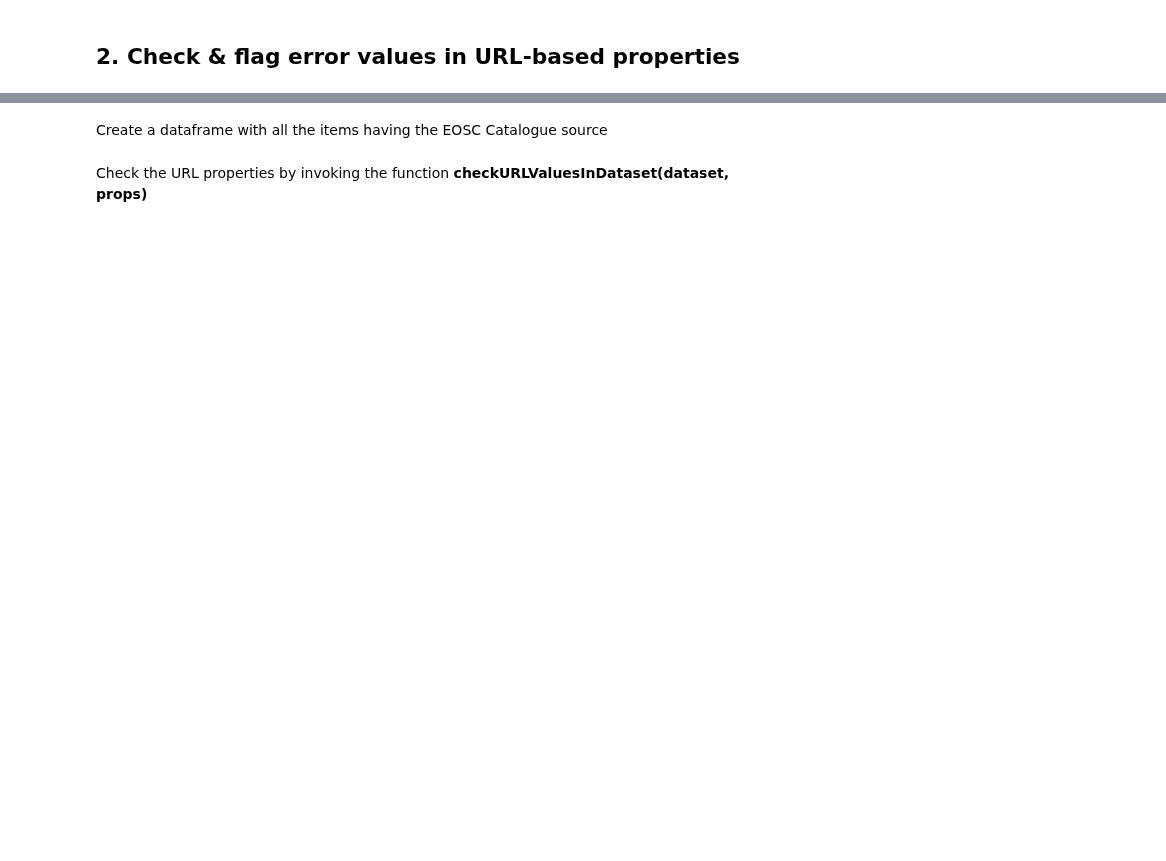
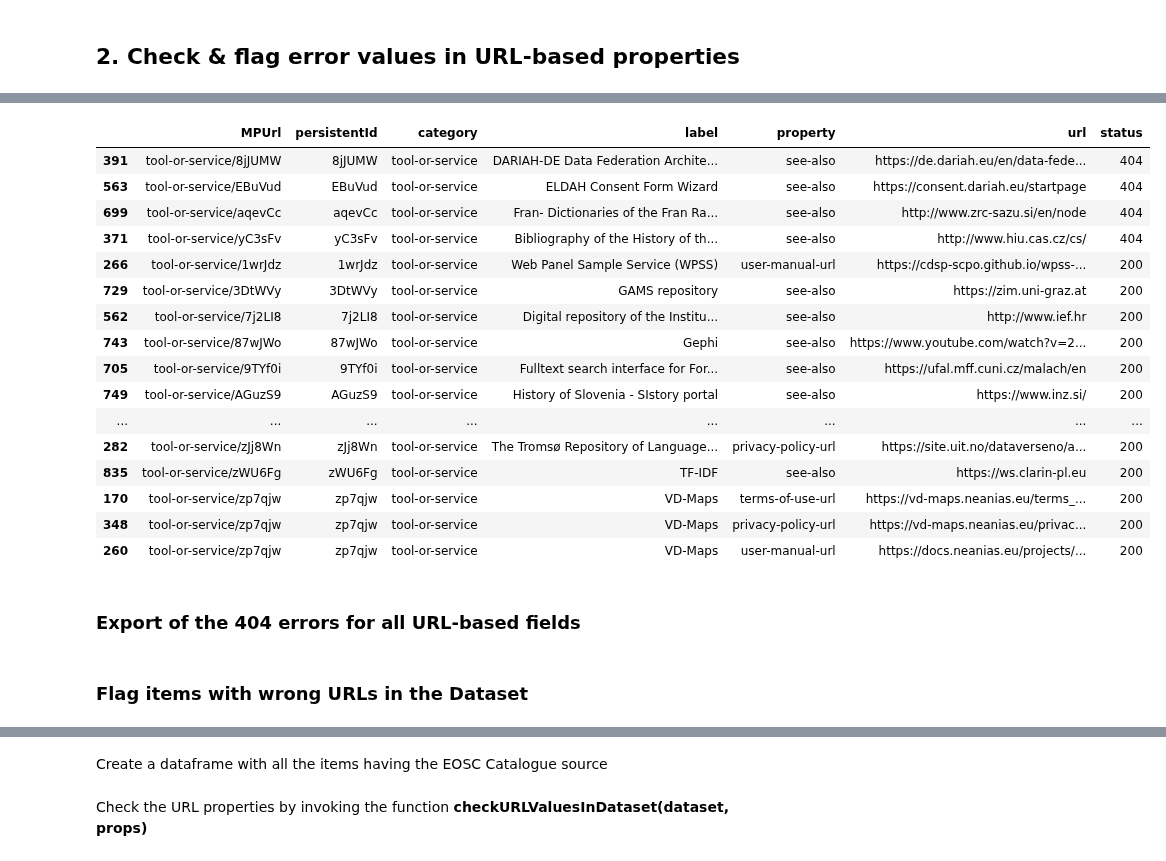
Before and after one commit to SSHOC/marketplace-curation, a Jupyter notebook: 3.1CurationFlagURL.ipynb, the cells around one changed output, grey strips where cells are left out. Saved outputs shown, nothing was run; the diff lists cells and outputs as text; code cells hidden in the pictures; blank space fills up the shorter version.

Commit message:
Update 3.1CurationFlagURL notebook

```diff
--- a/3.1CurationFlagURL.ipynb
+++ b/3.1CurationFlagURL.ipynb
@@ -122,0 +224,27 @@ urls_df_properties.tail()
+# %%
+df_prop_http_status_nf_err=urls_df_properties[urls_df_properties['status'] == 404].sort_values('persistentId').drop_duplicates(keep='first', inplace=False)
+df_prop_http_status_serv_err=urls_df_properties[urls_df_properties['status'] == 200].sort_values('persistentId').drop_duplicates(keep='first', inplace=False)
+df_prop_http_status_err=pd.concat([df_prop_http_status_nf_err, df_prop_http_status_serv_err])
+
+myclickable_table = df_prop_http_status_err.style.format({'MPUrl': utils.make_clickable})
+myclickable_table
+# %% [output]
+|  | MPUrl | persistentId | category | label | property | url | status |
+| 391 | tool-or-service/8jJUMW | 8jJUMW | tool-or-service | DARIAH-DE Data Federation Archite... | see-also | https://de.dariah.eu/en/data-fede... | 404 |
+| 563 | tool-or-service/EBuVud | EBuVud | tool-or-service | ELDAH Consent Form Wizard | see-also | https://consent.dariah.eu/startpage | 404 |
+| 699 | tool-or-service/aqevCc | aqevCc | tool-or-service | Fran- Dictionaries of the Fran Ra... | see-also | http://www.zrc-sazu.si/en/node | 404 |
+| 371 | tool-or-service/yC3sFv | yC3sFv | tool-or-service | Bibliography of the History of th... | see-also | http://www.hiu.cas.cz/cs/ | 404 |
+| 266 | tool-or-service/1wrJdz | 1wrJdz | tool-or-service | Web Panel Sample Service (WPSS) | user-manual-url | https://cdsp-scpo.github.io/wpss-... | 200 |
+| 729 | tool-or-service/3DtWVy | 3DtWVy | tool-or-service | GAMS repository | see-also | https://zim.uni-graz.at | 200 |
+| 562 | tool-or-service/7j2LI8 | 7j2LI8 | tool-or-service | Digital repository of the Institu... | see-also | http://www.ief.hr | 200 |
+| 743 | tool-or-service/87wJWo | 87wJWo | tool-or-service | Gephi | see-also | https://www.youtube.com/watch?v=2... | 200 |
+| 705 | tool-or-service/9TYf0i | 9TYf0i | tool-or-service | Fulltext search interface for For... | see-also | https://ufal.mff.cuni.cz/malach/en | 200 |
+| 749 | tool-or-service/AGuzS9 | AGuzS9 | tool-or-service | History of Slovenia - SIstory portal | see-also | https://www.inz.si/ | 200 |
+| ... | ... | ... | ... | ... | ... | ... | ... |
+| 282 | tool-or-service/zJj8Wn | zJj8Wn | tool-or-service | The Tromsø Repository of Language... | privacy-policy-url | https://site.uit.no/dataverseno/a... | 200 |
+| 835 | tool-or-service/zWU6Fg | zWU6Fg | tool-or-service | TF-IDF | see-also | https://ws.clarin-pl.eu | 200 |
+| 170 | tool-or-service/zp7qjw | zp7qjw | tool-or-service | VD-Maps | terms-of-use-url | https://vd-maps.neanias.eu/terms_... | 200 |
+| 348 | tool-or-service/zp7qjw | zp7qjw | tool-or-service | VD-Maps | privacy-policy-url | https://vd-maps.neanias.eu/privac... | 200 |
+| 260 | tool-or-service/zp7qjw | zp7qjw | tool-or-service | VD-Maps | user-manual-url | https://docs.neanias.eu/projects/... | 200 |
+# %% [markdown]
+### Export of the 404 errors for all URL-based fields
@@ -122,0 +255,2 @@ urls_df_properties.tail()
+# %% [markdown]
+### Flag items with wrong URLs in the Dataset
```
Also changed, not shown: parts of 21 cells of this notebook.
